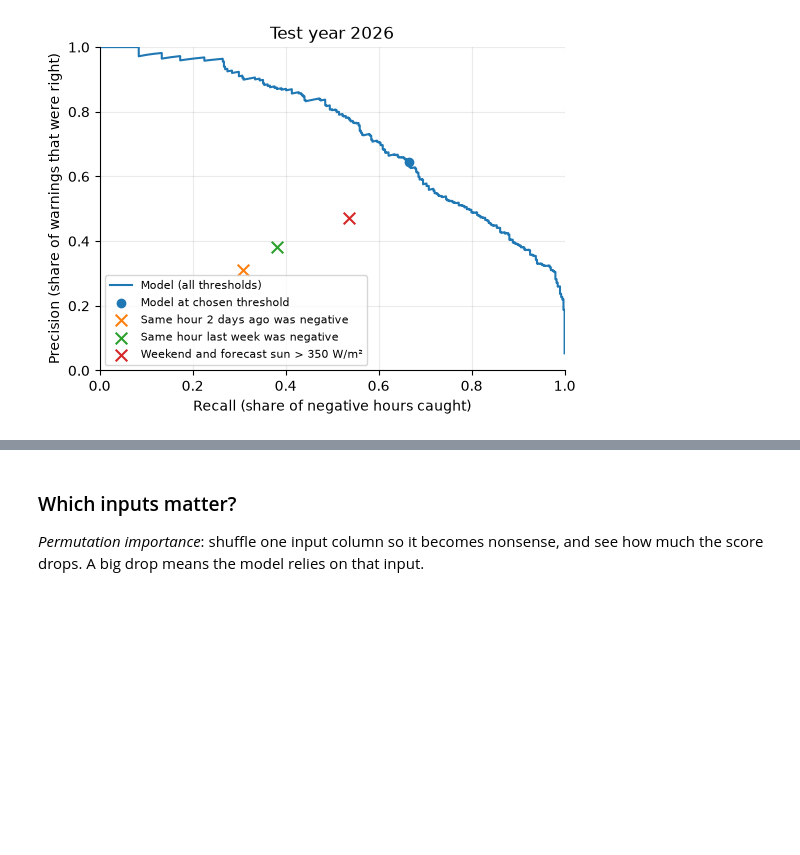
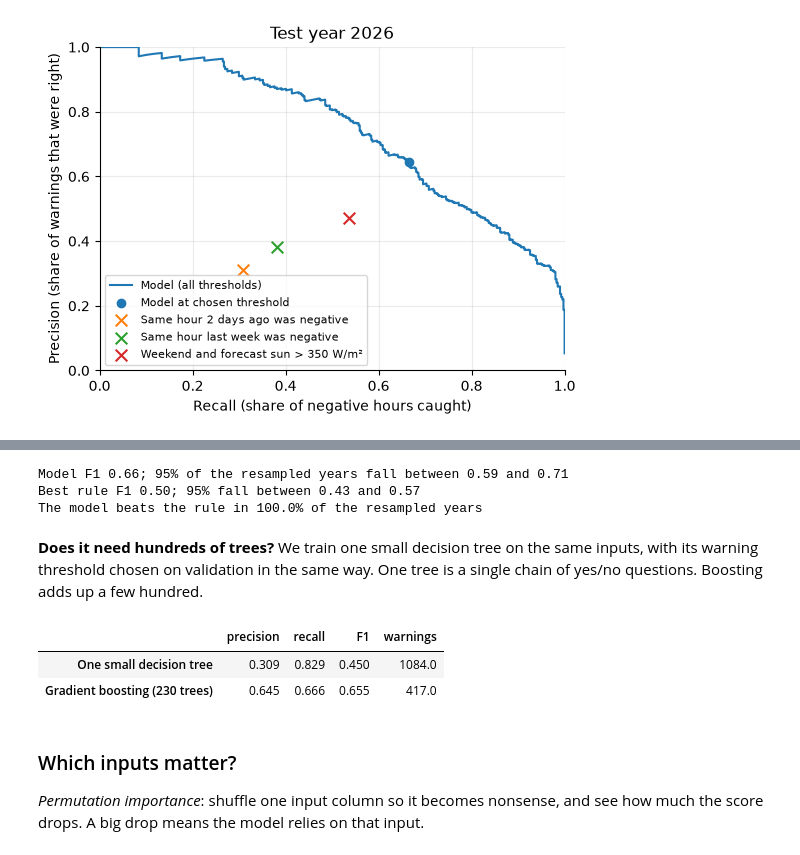
Before and after one commit to vayungodara/onder-nul, a Jupyter notebook: onder_nul.ipynb, the cells around one changed output, grey strips where cells are left out. Cells and saved outputs as stored; diff of their text form; code cells hidden in the pictures; blank space fills up the shorter version.

Commit message:
Add bootstrap and one-tree checks, clearer demo header, one-page write-up

```diff
--- a/onder_nul.ipynb
+++ b/onder_nul.ipynb
@@ -282,11 +283,14 @@ After that we retrain on train + validation together and open the test year.
 
 *Average precision* (AP) summarises precision over all possible thresholds. A random guess scores about 0.05 here (the share of negative hours), a perfect model 1.0.
 # %%
-def run(cols, k=2):
+def boosting():
+    return HistGradientBoostingClassifier(max_iter=300, learning_rate=0.05, random_state=0)
+
+
+def run(cols, k=2, new=boosting):
     """Choose the threshold on validation, retrain on everything before 2026, predict the test year."""
     t = make_table(k)
     tr, va, te = split(t)
-    new = lambda: HistGradientBoostingClassifier(max_iter=300, learning_rate=0.05, random_state=0)
     p_val = new().fit(tr[cols], tr.neg).predict_proba(va[cols])[:, 1]
     thr = max(np.arange(0.05, 0.95, 0.05), key=lambda c: f1_score(va.neg, p_val >= c))
     model = new().fit(pd.concat([tr, va])[cols], pd.concat([tr, va]).neg)
@@ -342,3 +353,33 @@ plt.show()
+# %%
+def daily_counts(flag):
+    """For each test day: hits, false alarms and misses."""
+    y = pred.neg.astype(bool)
+    counts = pd.DataFrame({"hit": flag & y, "false": flag & ~y, "miss": ~flag & y})
+    return counts.groupby(pred.index.tz_convert(TZ).date).sum().to_numpy()
+
+
+f1_from = lambda c: 2 * c[..., 0] / (2 * c[..., 0] + c[..., 1] + c[..., 2])  # F1 written with hits, false alarms and misses
+m, r = daily_counts(pred.flag), daily_counts(sunny_weekend(pred, SUN_CUT))
+draws = np.random.default_rng(0).integers(0, len(m), size=(1000, len(m)))  # 1,000 made-up test years, as lists of day numbers
+f1_m, f1_r = f1_from(m[draws].sum(axis=1)), f1_from(r[draws].sum(axis=1))
+print(f"Model F1 {f1_from(m.sum(axis=0)):.2f}; 95% of the resampled years fall between {np.percentile(f1_m, 2.5):.2f} and {np.percentile(f1_m, 97.5):.2f}")
+print(f"Best rule F1 {f1_from(r.sum(axis=0)):.2f}; 95% fall between {np.percentile(f1_r, 2.5):.2f} and {np.percentile(f1_r, 97.5):.2f}")
+print(f"The model beats the rule in {(f1_m > f1_r).mean():.1%} of the resampled years")
+# %% [output]
+Model F1 0.66; 95% of the resampled years fall between 0.59 and 0.71
+Best rule F1 0.50; 95% fall between 0.43 and 0.57
+The model beats the rule in 100.0% of the resampled years
+# %% [markdown]
+**Does it need hundreds of trees?** We train one small decision tree on the same inputs, with its warning threshold
+chosen on validation in the same way. One tree is a single chain of yes/no questions. Boosting adds up a few hundred.
+# %%
+one_tree = run(final["cols"], new=lambda: DecisionTreeClassifier(max_depth=5, min_samples_leaf=50, random_state=0))["test"]
+simpler = pd.DataFrame({"One small decision tree": score(one_tree.neg, one_tree.flag), f"Gradient boosting ({final['model'].n_iter_} trees)": score(pred.neg, pred.flag)}).T
+simpler.round(3)
+# %% [output]
+|  | precision | recall | F1 | warnings |
+| One small decision tree | 0.309 | 0.829 | 0.450 | 1084.0 |
+| Gradient boosting (230 trees) | 0.645 | 0.666 | 0.655 | 417.0 |
 # %% [markdown]
 ### Which inputs matter?
 
```
Also changed, not shown: parts of 3 cells of this notebook, 3 other files.
